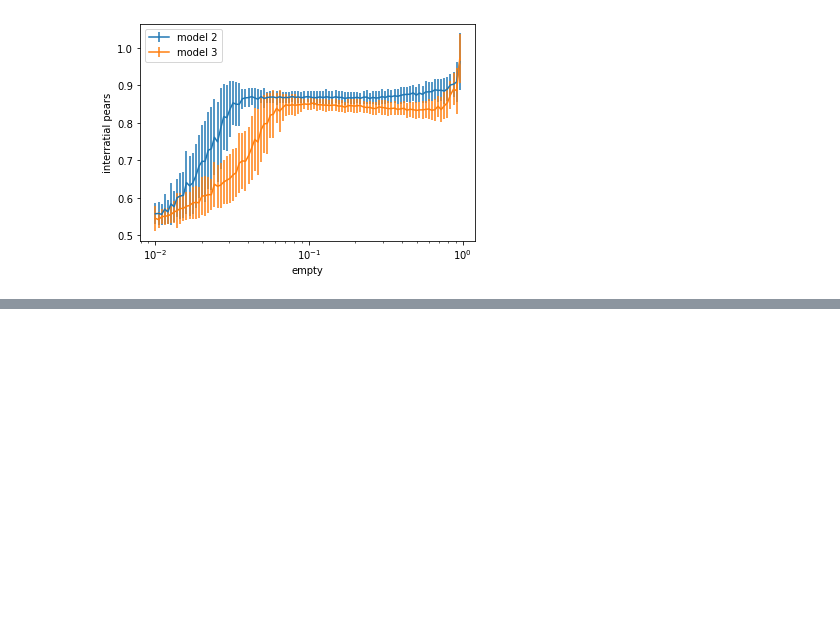
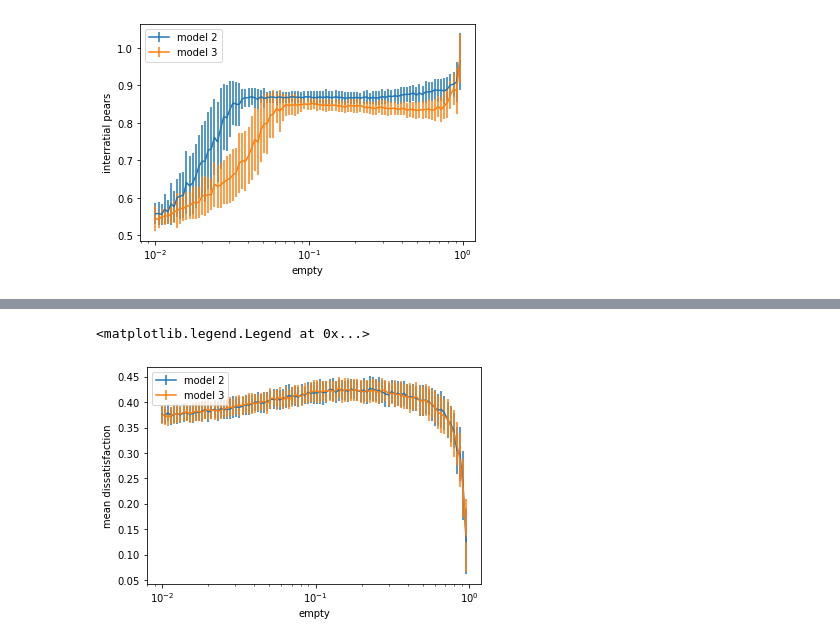
Before and after one commit to quimort/schellings-model, a Jupyter notebook: analisis.ipynb, the cells around one changed output, grey strips where cells are left out. Drawn from its saved outputs; the diff is of its cells as text; code cells hidden in the pictures; blank space fills up the shorter version.

```diff
--- a/analisis.ipynb
+++ b/analisis.ipynb
@@ -76,0 +85,10 @@ plt.legend()
+# %%
+plt.errorbar(df2.index,df2['mean dissatisfaction inicial'],yerr=deviation2['mean dissatisfaction inicial'],label="model 2")
+plt.errorbar(df3.index,df3['mean dissatisfaction inicial'],yerr=deviation3['mean dissatisfaction inicial'],label="model 3")
+plt.xlabel("empty")
+plt.ylabel("mean dissatisfaction")
+plt.xscale('log')
+plt.legend()
+# %% [output]
+<matplotlib.legend.Legend at 0x...>
+[figure, added]
```
Also changed, not shown: parts of 6 cells of this notebook.
